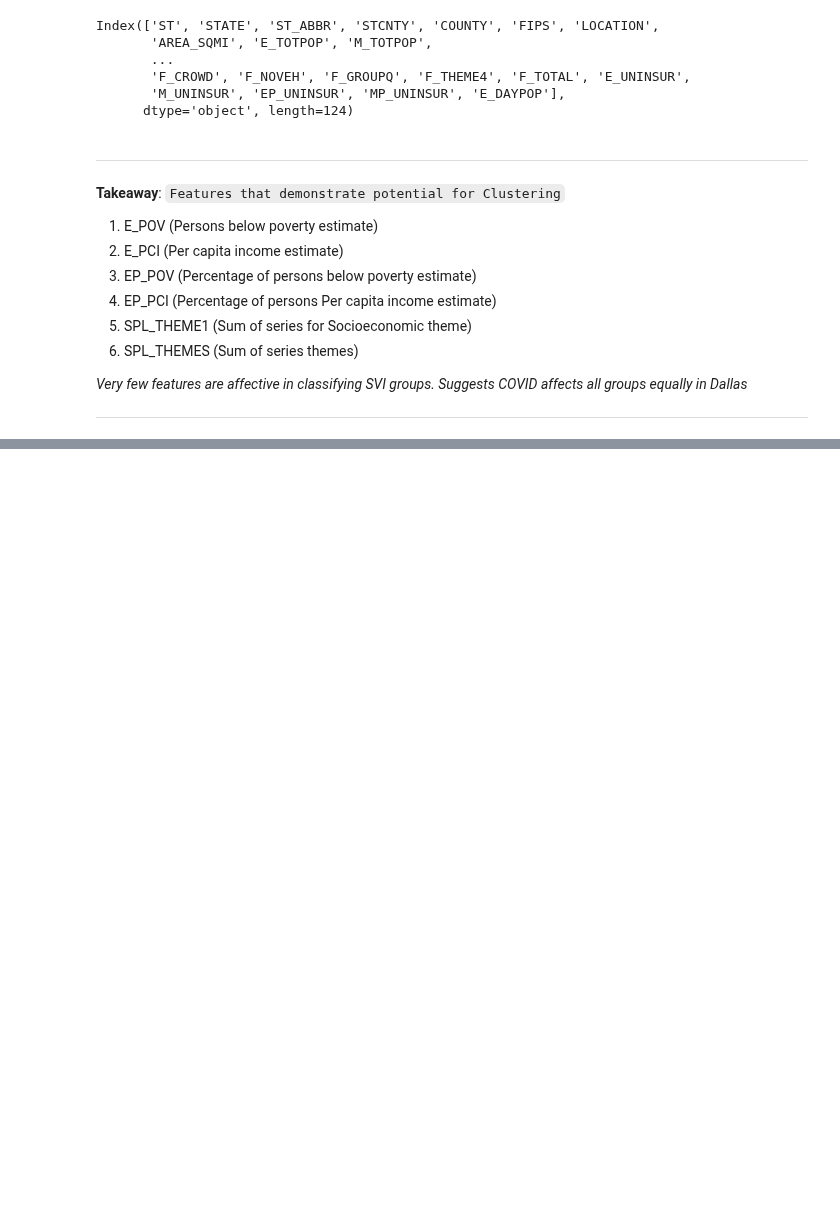
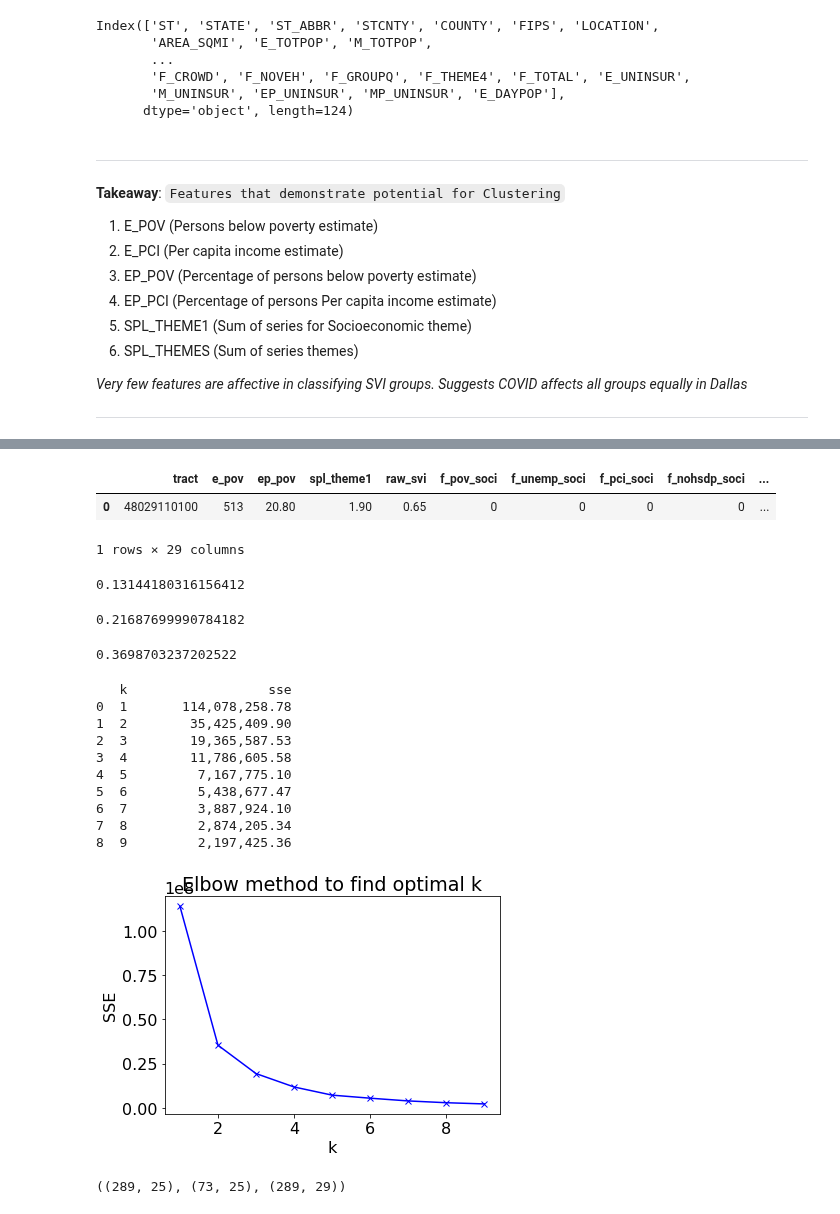
Before and after one commit to SVI-Capstone/svi_capstone, a Jupyter notebook: corey_notebook.ipynb, the cells around one changed output, grey strips where cells are left out. Cells and saved outputs as stored; diff of their text form; code cells hidden in the pictures; blank space fills up the shorter version.

Commit message:
Clustering on Dallas

```diff
--- a/corey_notebook.ipynb
+++ b/corey_notebook.ipynb
@@ -664,0 +526,3 @@ plt.show()
+# %%
+df, train_exp, X_train_scaled, y_train, X_test_scaled, y_test = wrangle.wrangle_data()
+df.shape, train_exp.shape, X_train_scaled.shape, y_train.shape, X_test_scaled.shape, y_test.shape
@@ -664,0 +536,39 @@ plt.show()
+# %%
+df.head(1)
+# %% [output]
+|  | tract | e_pov | ep_pov | spl_theme1 | raw_svi | f_pov_soci | f_unemp_soci | f_pci_soci | f_nohsdp_soci | ... |
+| 0 | 48029110100 | 513 | 20.80 | 1.90 | 0.65 | 0 | 0 | 0 | 0 | ... |
+1 rows × 29 columns
+# %%
+# Linear Correlations (e_pov)?
+def r2(x, y):
+    return stats.pearsonr(x, y)[0] ** 2
+
+x = train_exp.e_pov
+y = train_exp.tract_cases_per_100k
+stat_func = r2(x,y)
+stat_func
+# %% [output]
+0.13144180316156412
+# %%
+# Linear Correlations (ep_pov)?
+def r2(x, y):
+    return stats.pearsonr(x, y)[0] ** 2
+
+x = train_exp.ep_pov
+y = train_exp.tract_cases_per_100k
+stat_func = r2(x,y)
+stat_func
+# %% [output]
+0.21687699990784182
+# %%
+# Linear Correlations (spl_theme1)?
+def r2(x, y):
+    return stats.pearsonr(x, y)[0] ** 2
+
+x = train_exp.spl_theme1
+y = train_exp.tract_cases_per_100k
+stat_func = r2(x,y)
+stat_func
+# %% [output]
+0.3698703237202522
@@ -664,0 +674,17 @@ plt.show()
+# %%
+# Elbow Plot for Socio Economic Cluster
+
+cluster_vars = ['spl_theme1', 'ep_pov', 'e_pov']
+elbow_plot(X_train_scaled, cluster_vars)
+# %% [output]
+   k                  sse
+0  1       114,078,258.78
+1  2        35,425,409.90
+2  3        19,365,587.53
+3  4        11,786,605.58
+4  5         7,167,775.10
+5  6         5,438,677.47
+6  7         3,887,924.10
+7  8         2,874,205.34
+8  9         2,197,425.36
+[figure, added]
@@ -664,0 +704,4 @@ plt.show()
+# %%
+X_train_scaled.shape, X_test_scaled.shape, train_exp.shape
+# %% [output]
+((289, 25), (73, 25), (289, 29))
```
Also changed, not shown: parts of 52 cells of this notebook.
